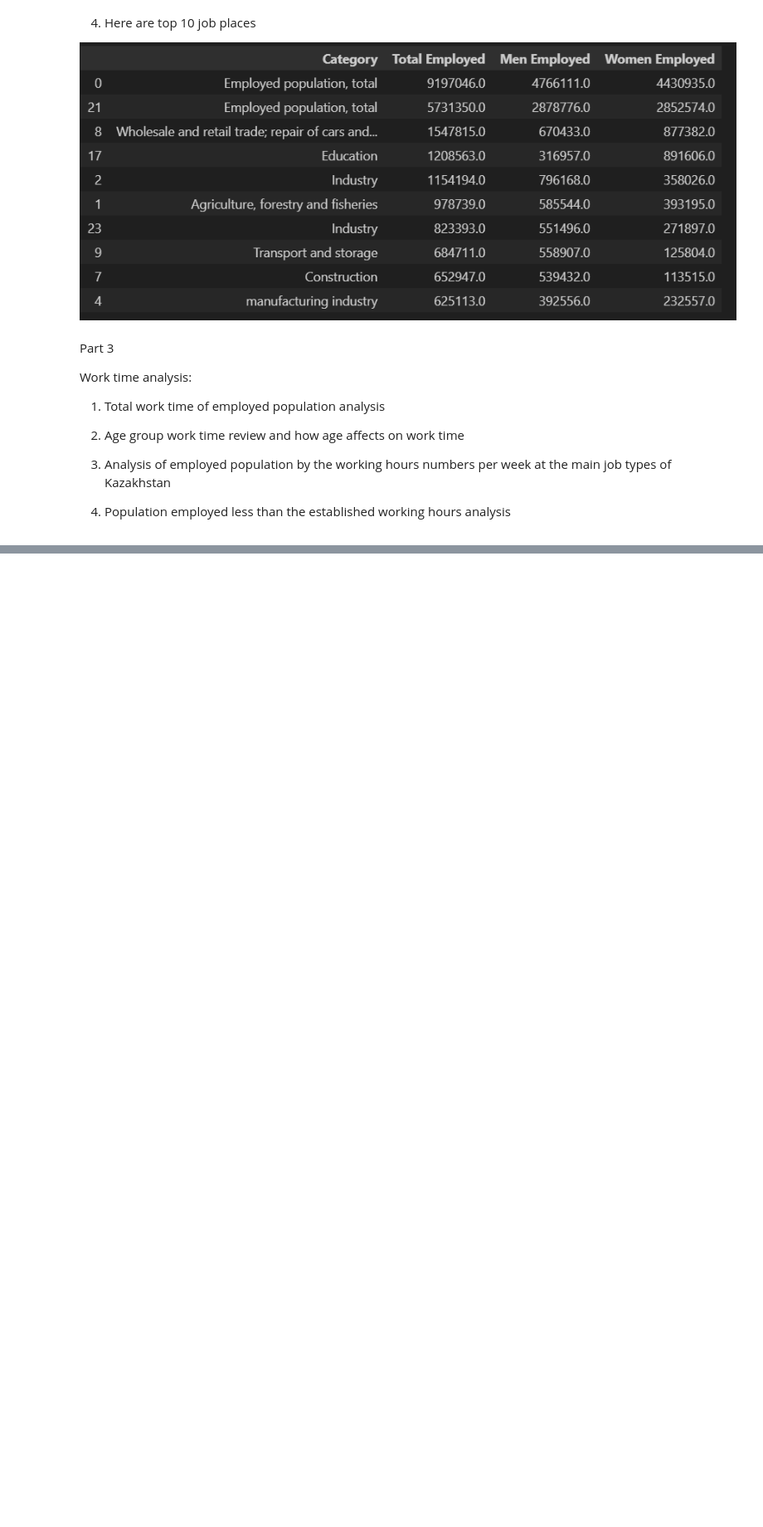
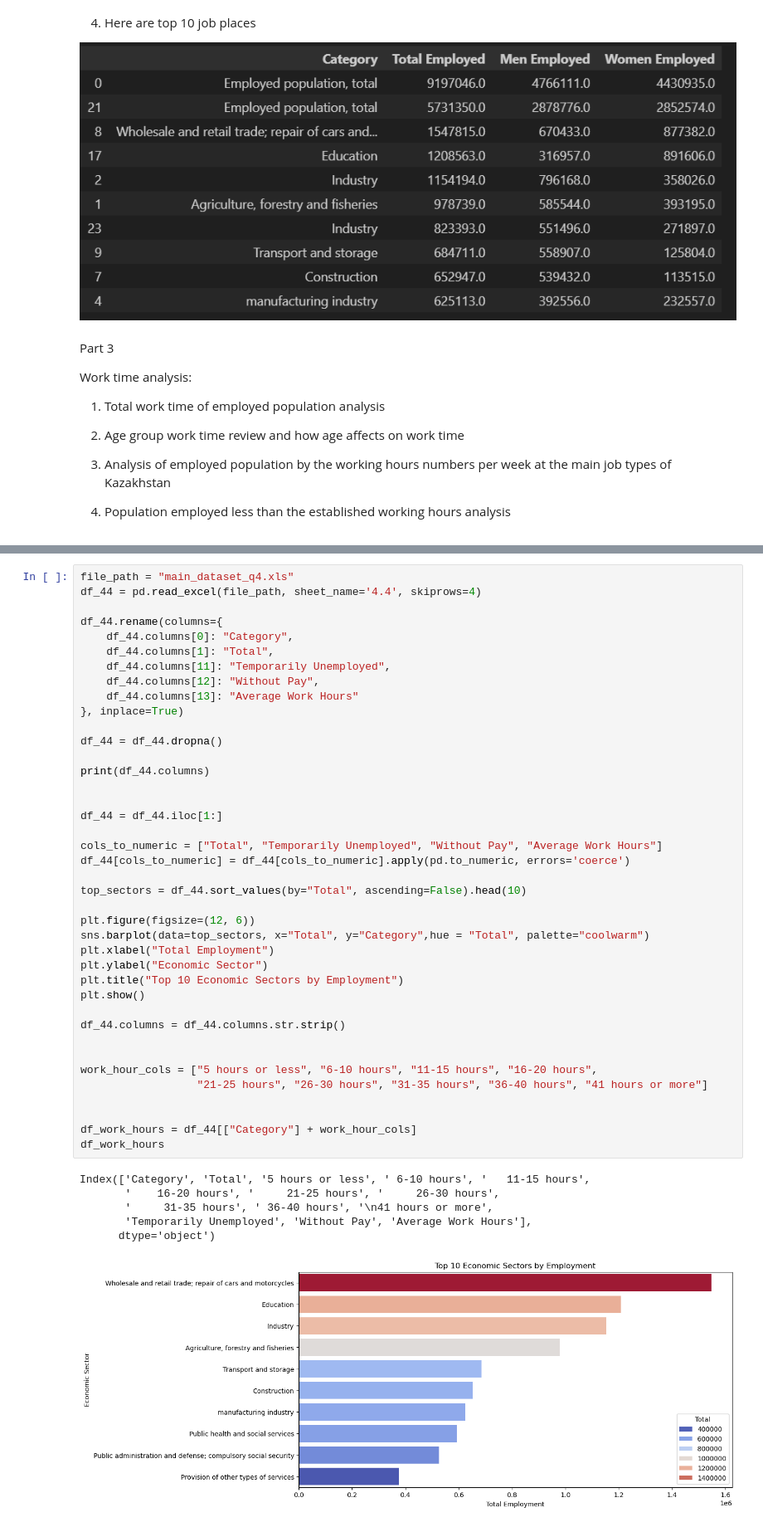
Before and after one commit to bochida/Economic-and-Employment-analysis-of-2024, a Jupyter notebook: python_analysis.ipynb, the cells around one changed output, grey strips where cells are left out. Shown at 83% size. Drawn from its saved outputs; the diff is of its cells as text; blank space fills up the shorter version.

```diff
--- a/python_analysis.ipynb
+++ b/python_analysis.ipynb
@@ -418,0 +476,47 @@ df_4.head(20)
+# %%
+file_path = "main_dataset_q4.xls"
+df_44 = pd.read_excel(file_path, sheet_name='4.4', skiprows=4)
+
+df_44.rename(columns={
+    df_44.columns[0]: "Category",
+    df_44.columns[1]: "Total",
+    df_44.columns[11]: "Temporarily Unemployed",
+    df_44.columns[12]: "Without Pay",
+    df_44.columns[13]: "Average Work Hours"
+}, inplace=True)
+
+df_44 = df_44.dropna()
+
+print(df_44.columns)
+
+
+df_44 = df_44.iloc[1:]
+
+cols_to_numeric = ["Total", "Temporarily Unemployed", "Without Pay", "Average Work Hours"]
+df_44[cols_to_numeric] = df_44[cols_to_numeric].apply(pd.to_numeric, errors='coerce')
+
+top_sectors = df_44.sort_values(by="Total", ascending=False).head(10)
+
+plt.figure(figsize=(12, 6))
+sns.barplot(data=top_sectors, x="Total", y="Category",hue = "Total", palette="coolwarm")
+plt.xlabel("Total Employment")
+plt.ylabel("Economic Sector")
+plt.title("Top 10 Economic Sectors by Employment")
+plt.show()
+
+df_44.columns = df_44.columns.str.strip()
+
+
+work_hour_cols = ["5 hours or less", "6-10 hours", "11-15 hours", "16-20 hours",
+                  "21-25 hours", "26-30 hours", "31-35 hours", "36-40 hours", "41 hours or more"]
+
+
+df_work_hours = df_44[["Category"] + work_hour_cols]
+df_work_hours
+# %% [output]
+Index(['Category', 'Total', '5 hours or less', ' 6-10 hours', '   11-15 hours',
+       '    16-20 hours', '     21-25 hours', '     26-30 hours',
+       '     31-35 hours', ' 36-40 hours', '\n41 hours or more',
+       'Temporarily Unemployed', 'Without Pay', 'Average Work Hours'],
+      dtype='object')
+[figure, added]
```
Also changed, not shown: parts of 4 cells of this notebook.
